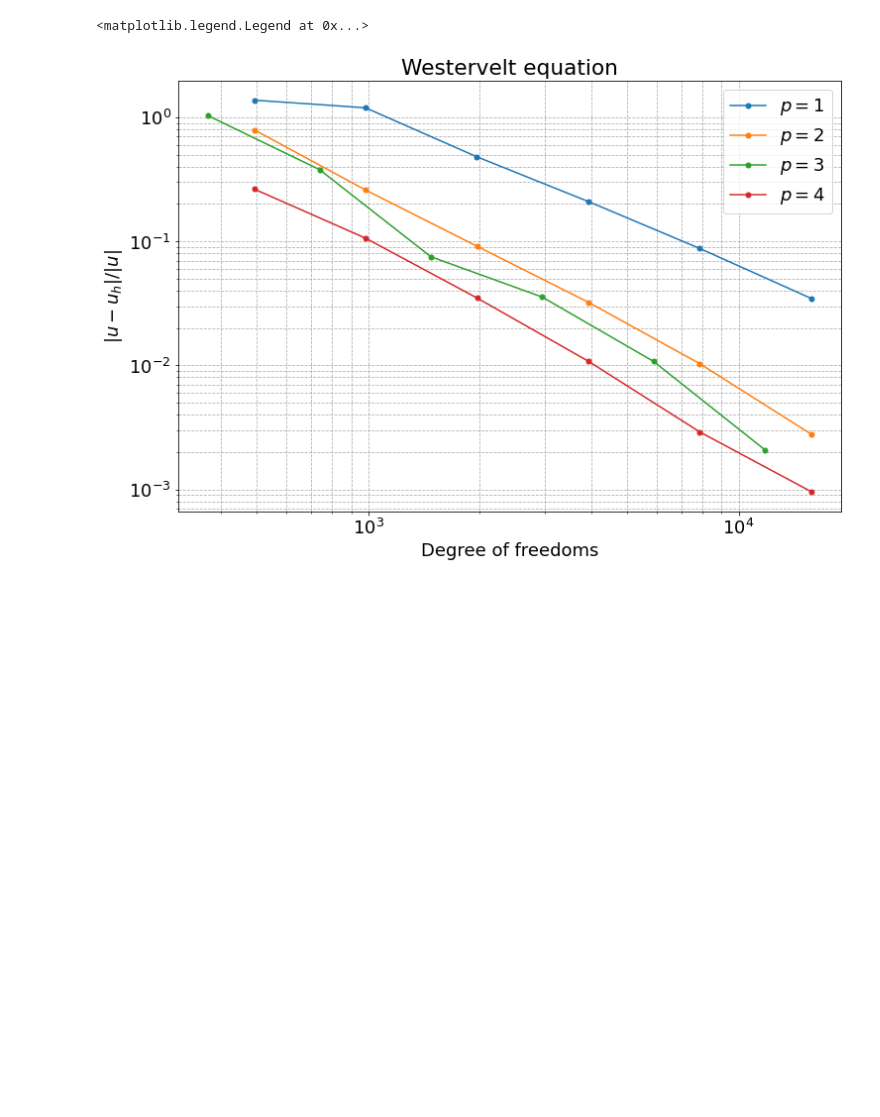
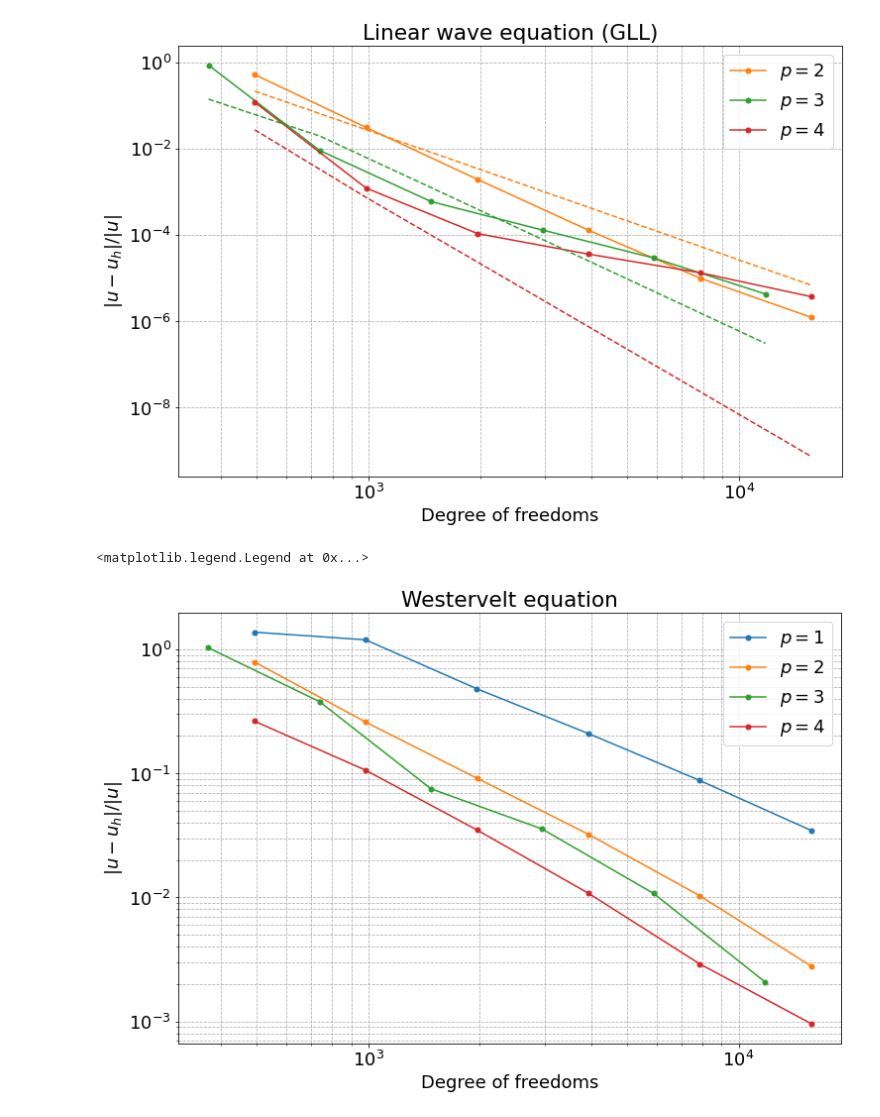
Before and after one commit to adeebkor/fenicsx-fus, a Jupyter notebook: data/error_plot.ipynb, the cells around one changed output. Drawn from its saved outputs; the diff is of its cells as text; code cells hidden in the pictures; blank space fills up the shorter version.

Commit message:
Add error plot

```diff
--- a/data/error_plot.ipynb
+++ b/data/error_plot.ipynb
@@ -11,6 +11,9 @@ rc('font', **font)
 # rc('text', usetex=True)
 # %%
 # 1D linear wave equation
-column_names = ["Basis degree", "Element size", "Number of element per wavelength", "Degree of freedoms", "L2 error FE", "L2 error BA", "L2 error FE array", "L2 error BA array"]
+column_names = ["Type", "Basis degree", "Element size", "Number of element per wavelength", "Degree of freedoms", "L2 error FE", "L2 error BA", "L2 error FE array", "L2 error BA array"]
 linear_1d = pd.read_csv("error_linear_1d.csv", names=column_names, skiprows=1)
+# %%
+linear_1d_default = linear_1d[linear_1d["Type"] == "Default"]
+linear_1d_gll = linear_1d[linear_1d["Type"] == "GLL"]
 # %%
@@ -45,4 +49,32 @@ plt.legend()
 [figure]
+# %%
+linear_p2_gll = linear_1d_gll[linear_1d_gll["Basis degree"] == 2]
+linear_p3_gll = linear_1d_gll[linear_1d_gll["Basis degree"] == 3]
+linear_p4_gll = linear_1d_gll[linear_1d_gll["Basis degree"] == 4]
+# %%
+fig, ax = plt.subplots(figsize=(12, 8))
+
+ax.plot(linear_p2_gll["Degree of freedoms"], linear_p2_gll["L2 error FE"], 'C1-o', ms=5, label='$p=2$')
+ax.plot(linear_p3_gll["Degree of freedoms"], linear_p3_gll["L2 error FE"], 'C2-o', ms=5, label='$p=3$')
+ax.plot(linear_p4_gll["Degree of freedoms"], linear_p4_gll["L2 error FE"], 'C3-o', ms=5, label='$p=4$')
+
+ax.plot(linear_p2_gll["Degree of freedoms"], 10*linear_p2_gll["L2 error BA"], 'C1--', ms=5)
+ax.plot(linear_p3_gll["Degree of freedoms"], 10*linear_p3_gll["L2 error BA"], 'C2--', ms=5)
+ax.plot(linear_p4_gll["Degree of freedoms"], 5*linear_p4_gll["L2 error BA"], 'C3--', ms=5)
+
+ax.set_xscale('log')
+ax.set_yscale('log')
+
+ax.set_title('Linear wave equation (GLL)')
+ax.set_xlabel('Degree of freedoms')
+ax.set_ylabel('$|u-u_{h}|/|u|$')
+
+plt.grid('on', which='both', linestyle='--')
+plt.legend()
+
+plt.savefig("linear_1d_gll.pdf")
+# %% [output]
+[figure, added]
 # %%
 # 1D Westervelt equation
 westervelt_p1 = pd.read_csv("error_westervelt_1d_p1.csv", names=["Number of element per wavelength", "Degree of freedoms", "L2 error"], skiprows=1)
```
Also changed, not shown: parts of 2 cells of this notebook, 2 other files.
